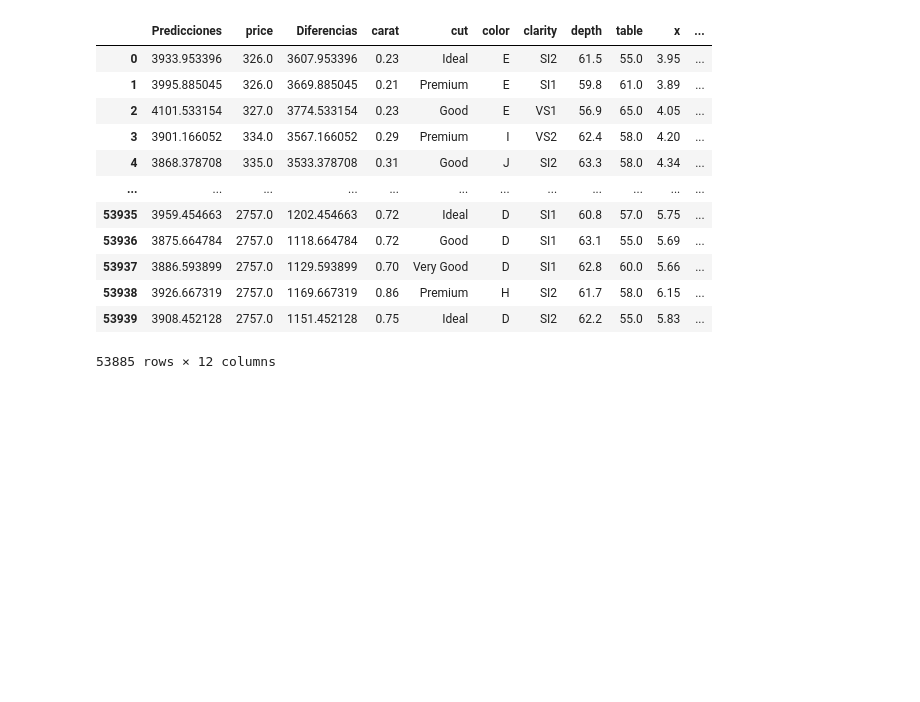
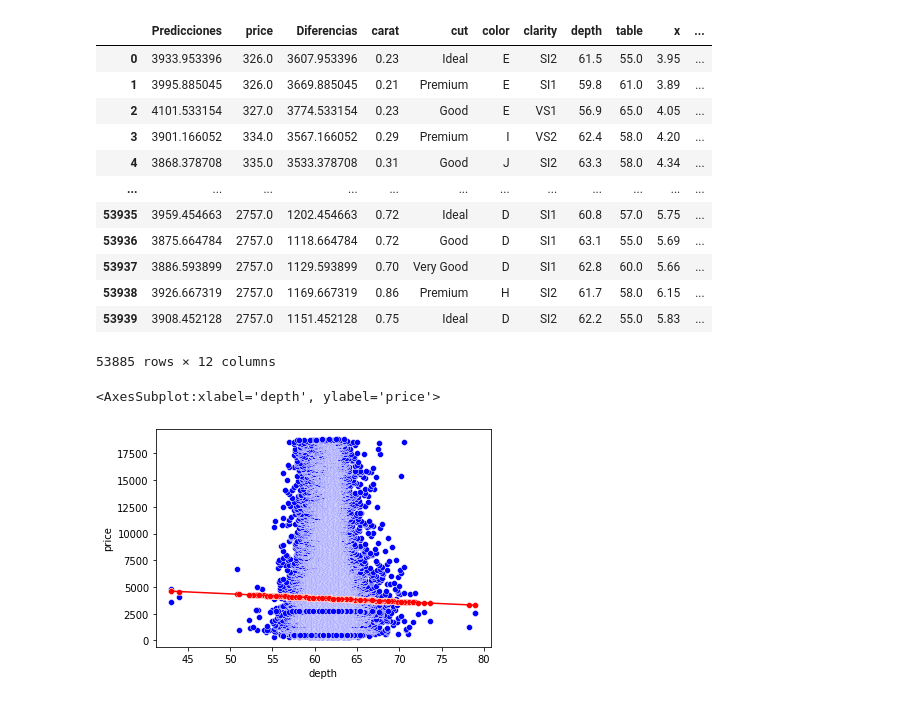
Before and after one commit to AremyDiaz/Actividad1-TC2003B, a Jupyter notebook: MyRegression.ipynb, the cells around one changed output. Saved outputs shown, nothing was run; the diff lists cells and outputs as text; code cells hidden in the pictures; blank space fills up the shorter version.

Commit message:
Modelos de regresión

```diff
--- a/MyRegression.ipynb
+++ b/MyRegression.ipynb
@@ -315,3 +323,12 @@ df4_2
 | 53938 | 3926.667319 | 2757.0 | 1169.667319 | 0.86 | Premium | H | SI2 | 61.7 | 58.0 | 6.15 | ... |
 | 53939 | 3908.452128 | 2757.0 | 1151.452128 | 0.75 | Ideal | D | SI2 | 62.2 | 55.0 | 5.83 | ... |
 53885 rows × 12 columns
+# %%
+#Visualizamos la gráfica comparativa entre real y predecido
+
+sns.scatterplot(x='depth', y='price', color="blue", data=df4_2) #total real
+sns.scatterplot(x='depth', y='Predicciones', color="red", data=df4_2) #predicción
+sns.lineplot(x='depth', y='Predicciones', color="red", data=df4_2) #modelo
+# %% [output]
+<AxesSubplot:xlabel='depth', ylabel='price'>
+[figure, added]
```
Also changed, not shown: parts of 8 cells of this notebook.
